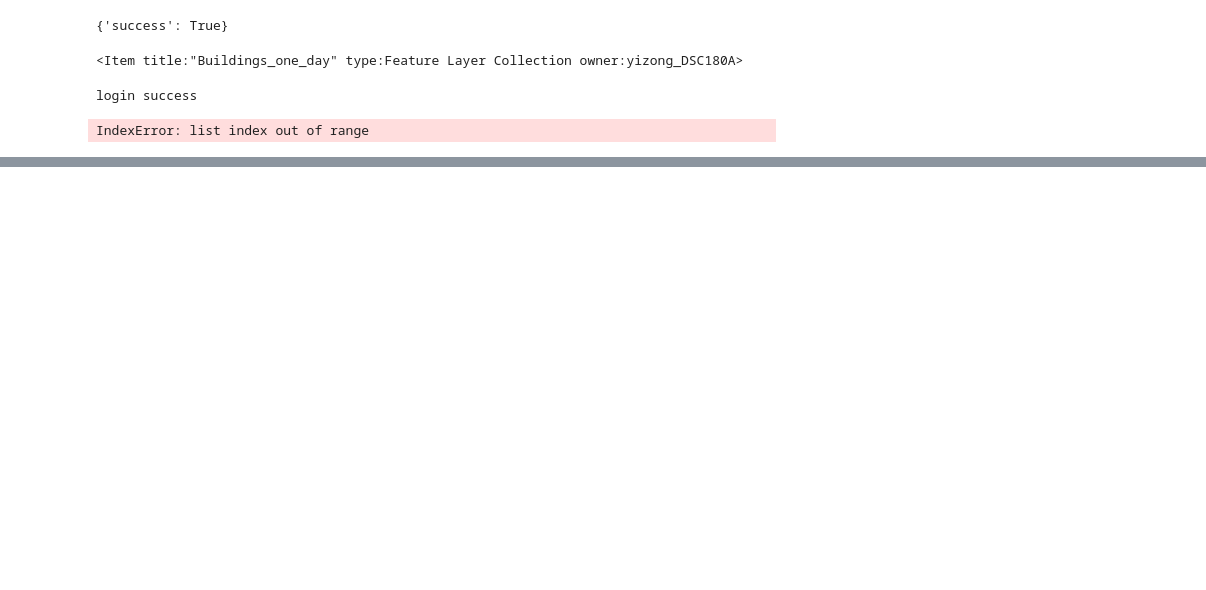
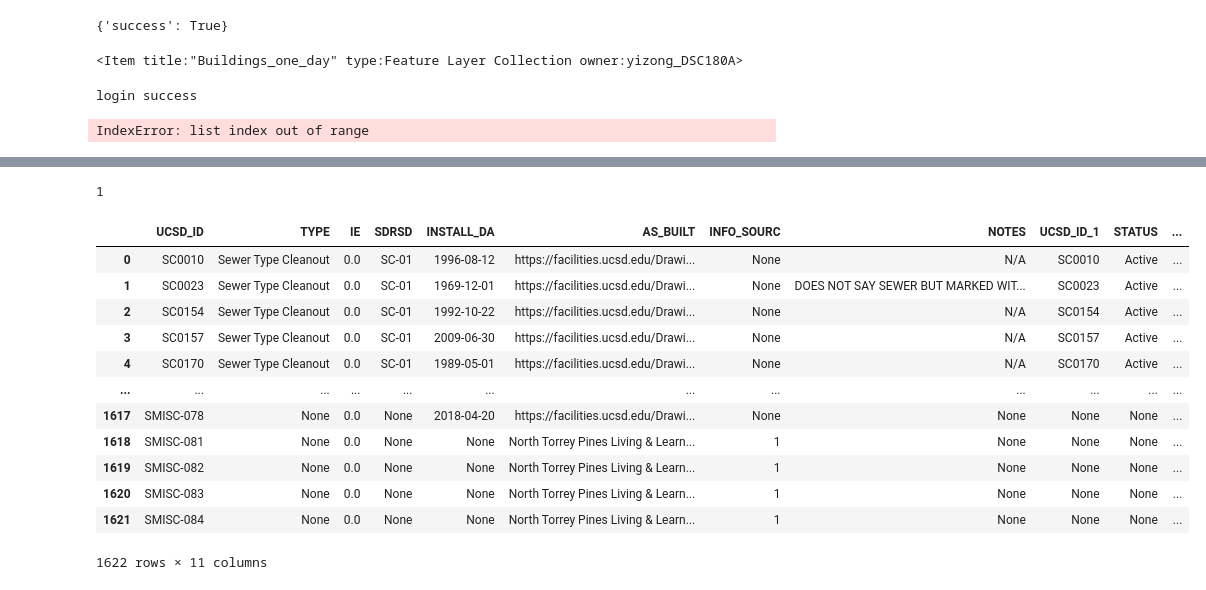
Before and after one commit to ucsd-cmi/BuildingTrace, a Jupyter notebook: src/TestNotebook.ipynb, the cells around one changed output, grey strips where cells are left out. Cells and saved outputs as stored; diff of their text form; code cells hidden in the pictures; blank space fills up the shorter version.

```diff
--- a/src/TestNotebook.ipynb
+++ b/src/TestNotebook.ipynb
@@ -71,0 +265,22 @@ See the caveats in the documentation: https://pandas.pydata.org/pandas-docs/stab
+# %%
+import subprocess
+subprocess.call(["./sftpsync.sh",'-i','../yjkeygoanywhere','-u','cUCSDHS_WW','-S','../data',
+                '-H','its-mft.ucsd.edu','-R','HS_COVID_WW_MB'])
+# %% [output]
+1
+# %%
+tracing.mh_graph.df_manhole
+# %% [output]
+|  | UCSD_ID | TYPE | IE | SDRSD | INSTALL_DA | AS_BUILT | INFO_SOURC | NOTES | UCSD_ID_1 | STATUS | ... |
+| 0 | SC0010 | Sewer Type Cleanout | 0.0 | SC-01 | 1996-08-12 | https://facilities.ucsd.edu/Drawi... | None | N/A | SC0010 | Active | ... |
+| 1 | SC0023 | Sewer Type Cleanout | 0.0 | SC-01 | 1969-12-01 | https://facilities.ucsd.edu/Drawi... | None | DOES NOT SAY SEWER BUT MARKED WIT... | SC0023 | Active | ... |
+| 2 | SC0154 | Sewer Type Cleanout | 0.0 | SC-01 | 1992-10-22 | https://facilities.ucsd.edu/Drawi... | None | N/A | SC0154 | Active | ... |
+| 3 | SC0157 | Sewer Type Cleanout | 0.0 | SC-01 | 2009-06-30 | https://facilities.ucsd.edu/Drawi... | None | N/A | SC0157 | Active | ... |
+| 4 | SC0170 | Sewer Type Cleanout | 0.0 | SC-01 | 1989-05-01 | https://facilities.ucsd.edu/Drawi... | None | N/A | SC0170 | Active | ... |
+| ... | ... | ... | ... | ... | ... | ... | ... | ... | ... | ... | ... |
+| 1617 | SMISC-078 | None | 0.0 | None | 2018-04-20 | https://facilities.ucsd.edu/Drawi... | None | None | None | None | ... |
+| 1618 | SMISC-081 | None | 0.0 | None | None | North Torrey Pines Living & Learn... | 1 | None | None | None | ... |
+| 1619 | SMISC-082 | None | 0.0 | None | None | North Torrey Pines Living & Learn... | 1 | None | None | None | ... |
+| 1620 | SMISC-083 | None | 0.0 | None | None | North Torrey Pines Living & Learn... | 1 | None | None | None | ... |
+| 1621 | SMISC-084 | None | 0.0 | None | None | North Torrey Pines Living & Learn... | 1 | None | None | None | ... |
+1622 rows × 11 columns
```
Also changed, not shown: parts of 94 cells of this notebook, 5 other files.
